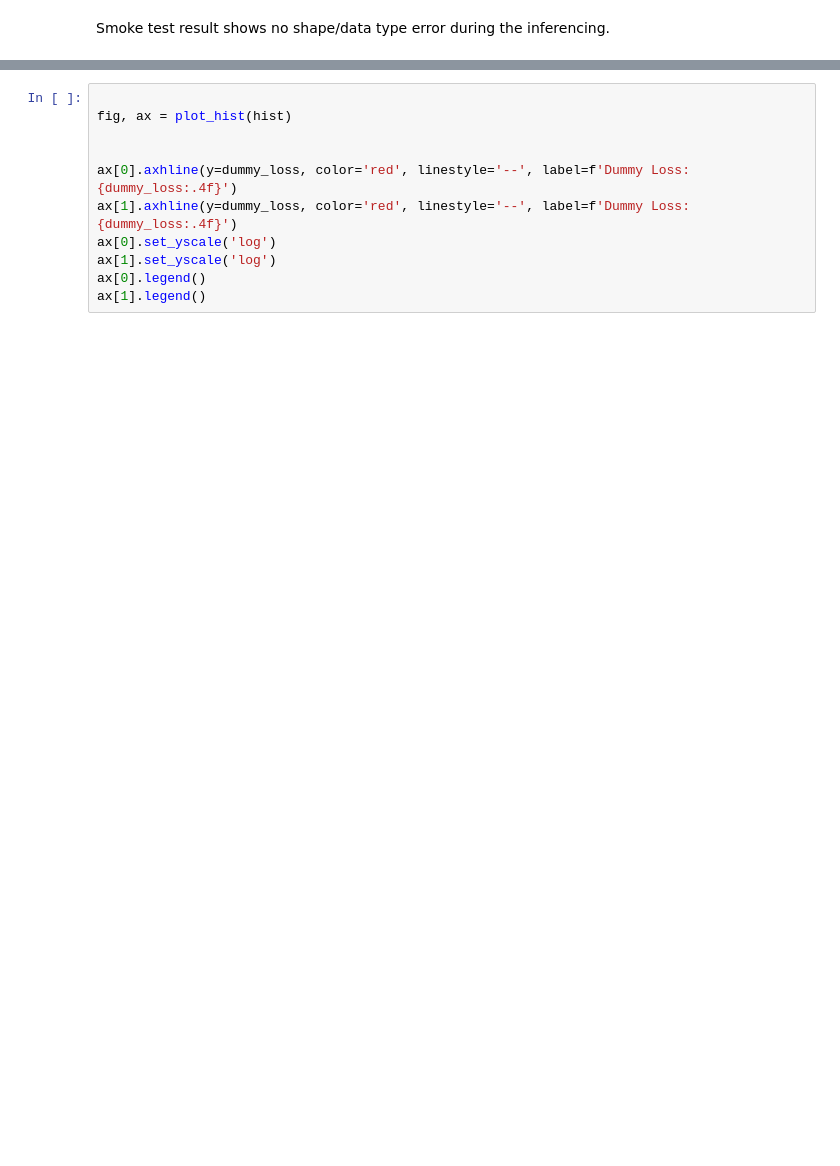
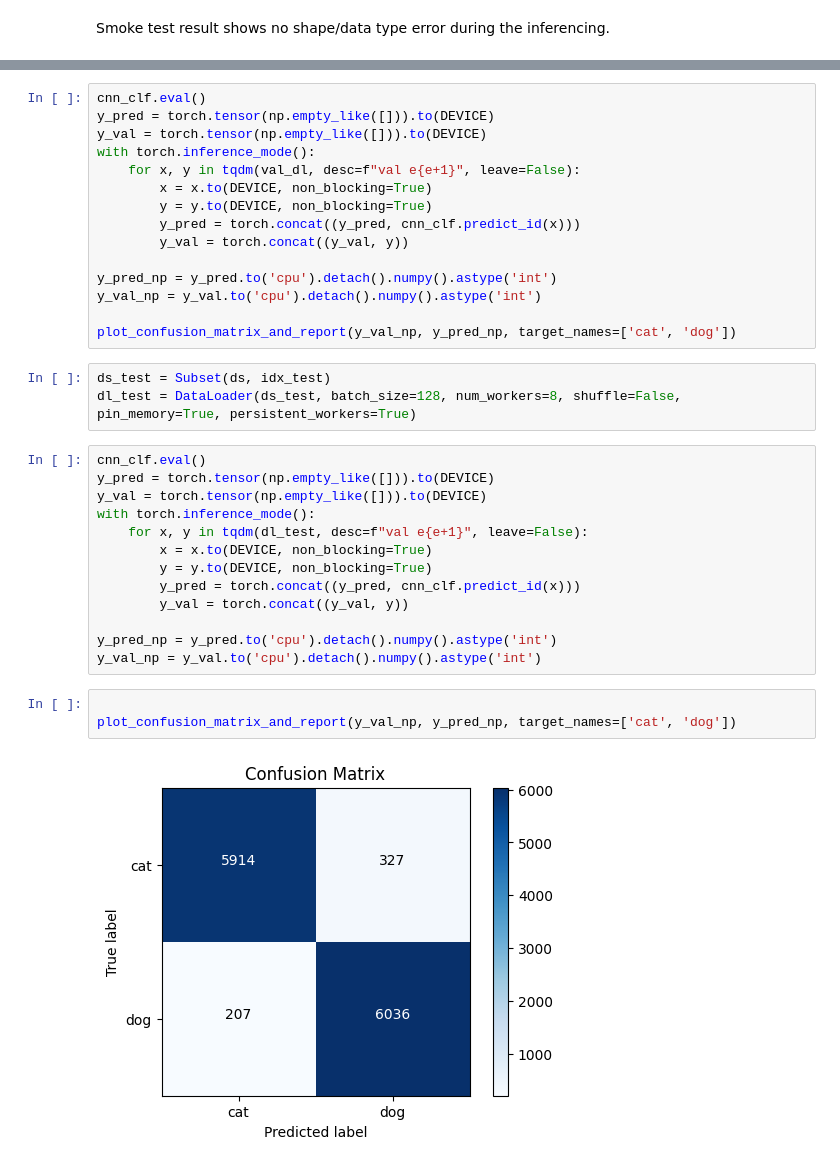
Before and after one commit to vvclin-git/kaggle-image-classification-cats_dogs, a Jupyter notebook: notebooks/01_baseline_train.ipynb, the cells around one changed output, grey strips where cells are left out. Drawn from its saved outputs; the diff is of its cells as text; blank space fills up the shorter version.

```diff
--- a/notebooks/01_baseline_train.ipynb
+++ b/notebooks/01_baseline_train.ipynb
@@ -336,11 +358,36 @@ KeyboardInterrupt:
-# %%
-
-fig, ax = plot_hist(hist)
-
-
-ax[0].axhline(y=dummy_loss, color='red', linestyle='--', label=f'Dummy Loss: {dummy_loss:.4f}')
-ax[1].axhline(y=dummy_loss, color='red', linestyle='--', label=f'Dummy Loss: {dummy_loss:.4f}')
-ax[0].set_yscale('log')
-ax[1].set_yscale('log')
-ax[0].legend()
-ax[1].legend()
+# %%
+cnn_clf.eval()
+y_pred = torch.tensor(np.empty_like([])).to(DEVICE)
+y_val = torch.tensor(np.empty_like([])).to(DEVICE)
+with torch.inference_mode():
+    for x, y in tqdm(val_dl, desc=f"val e{e+1}", leave=False):
+        x = x.to(DEVICE, non_blocking=True)
+        y = y.to(DEVICE, non_blocking=True)
+        y_pred = torch.concat((y_pred, cnn_clf.predict_id(x)))
+        y_val = torch.concat((y_val, y))
+
+y_pred_np = y_pred.to('cpu').detach().numpy().astype('int')
+y_val_np = y_val.to('cpu').detach().numpy().astype('int')
+
+plot_confusion_matrix_and_report(y_val_np, y_pred_np, target_names=['cat', 'dog'])
+# %%
+ds_test = Subset(ds, idx_test)
+dl_test = DataLoader(ds_test, batch_size=128, num_workers=8, shuffle=False, pin_memory=True, persistent_workers=True)
+# %%
+cnn_clf.eval()
+y_pred = torch.tensor(np.empty_like([])).to(DEVICE)
+y_val = torch.tensor(np.empty_like([])).to(DEVICE)
+with torch.inference_mode():
+    for x, y in tqdm(dl_test, desc=f"val e{e+1}", leave=False):
+        x = x.to(DEVICE, non_blocking=True)
+        y = y.to(DEVICE, non_blocking=True)
+        y_pred = torch.concat((y_pred, cnn_clf.predict_id(x)))
+        y_val = torch.concat((y_val, y))
+
+y_pred_np = y_pred.to('cpu').detach().numpy().astype('int')
+y_val_np = y_val.to('cpu').detach().numpy().astype('int')
+# %%
+
+plot_confusion_matrix_and_report(y_val_np, y_pred_np, target_names=['cat', 'dog'])
+# %% [output]
+[figure, added]
```
Also changed, not shown: parts of 29 cells of this notebook, 6 other files.
